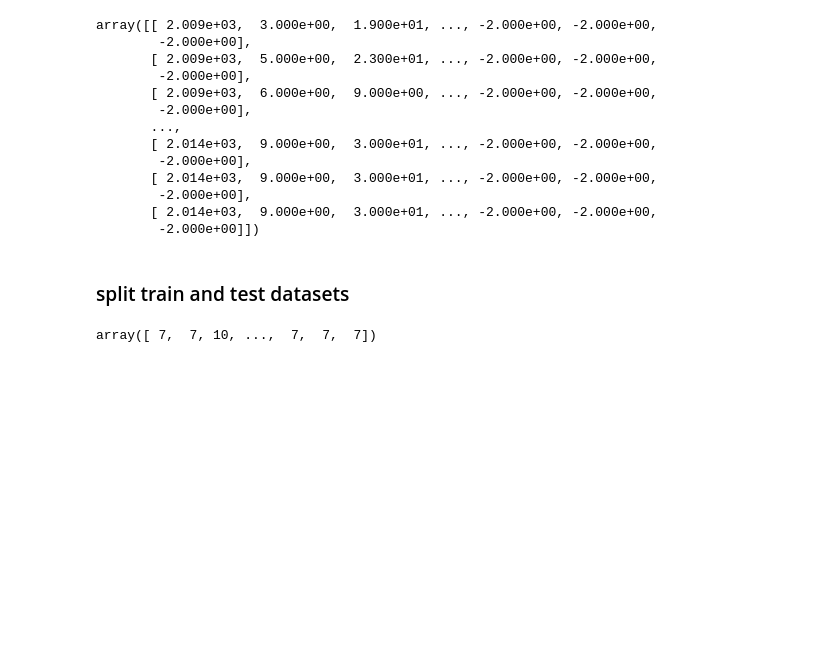
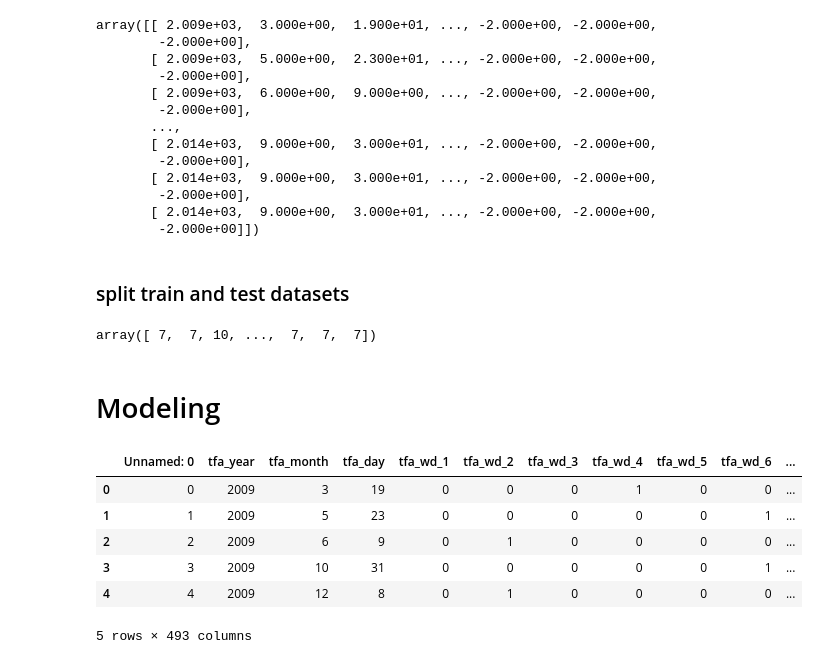
Before and after one commit to troywu666/Airbnb_data_analyse, a Jupyter notebook: 订房预测.ipynb, the cells around one changed output. Cells and saved outputs as stored; diff of their text form; code cells hidden in the pictures; blank space fills up the shorter version.

```diff
--- a/订房预测.ipynb
+++ b/订房预测.ipynb
@@ -848,3 +848,5 @@ labels.tofile('Airbnb_ytrain.csv',sep='\n',format='%s')
 ytrain
 # %% [output]
 array([ 7,  7, 10, ...,  7,  7,  7])
+# %% [markdown]
+# Modeling
@@ -850,0 +871,10 @@ array([ 7,  7, 10, ...,  7,  7,  7])
+# %%
+xtrain.head()
+# %% [output]
+|  | Unnamed: 0 | tfa_year | tfa_month | tfa_day | tfa_wd_1 | tfa_wd_2 | tfa_wd_3 | tfa_wd_4 | tfa_wd_5 | tfa_wd_6 | ... |
+| 0 | 0 | 2009 | 3 | 19 | 0 | 0 | 0 | 1 | 0 | 0 | ... |
+| 1 | 1 | 2009 | 5 | 23 | 0 | 0 | 0 | 0 | 0 | 1 | ... |
+| 2 | 2 | 2009 | 6 | 9 | 0 | 1 | 0 | 0 | 0 | 0 | ... |
+| 3 | 3 | 2009 | 10 | 31 | 0 | 0 | 0 | 0 | 0 | 1 | ... |
+| 4 | 4 | 2009 | 12 | 8 | 0 | 1 | 0 | 0 | 0 | 0 | ... |
+5 rows × 493 columns
```
Also changed, not shown: parts of 17 cells of this notebook, 1 other file.
